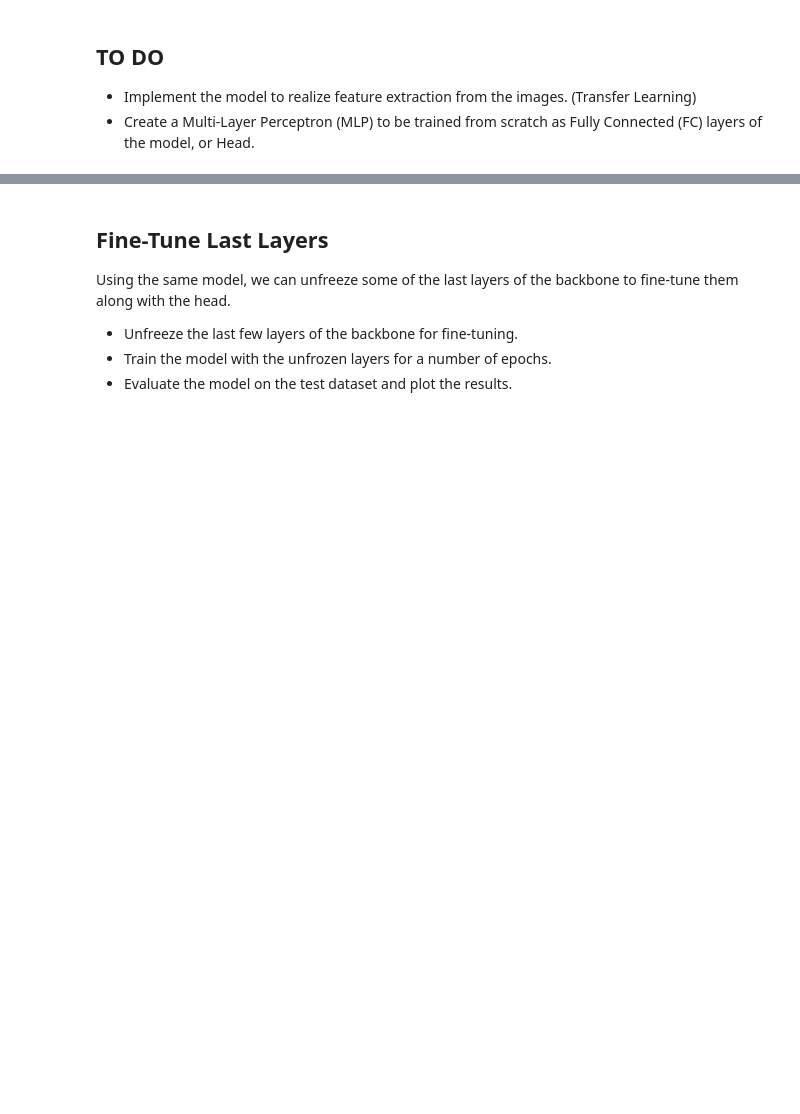
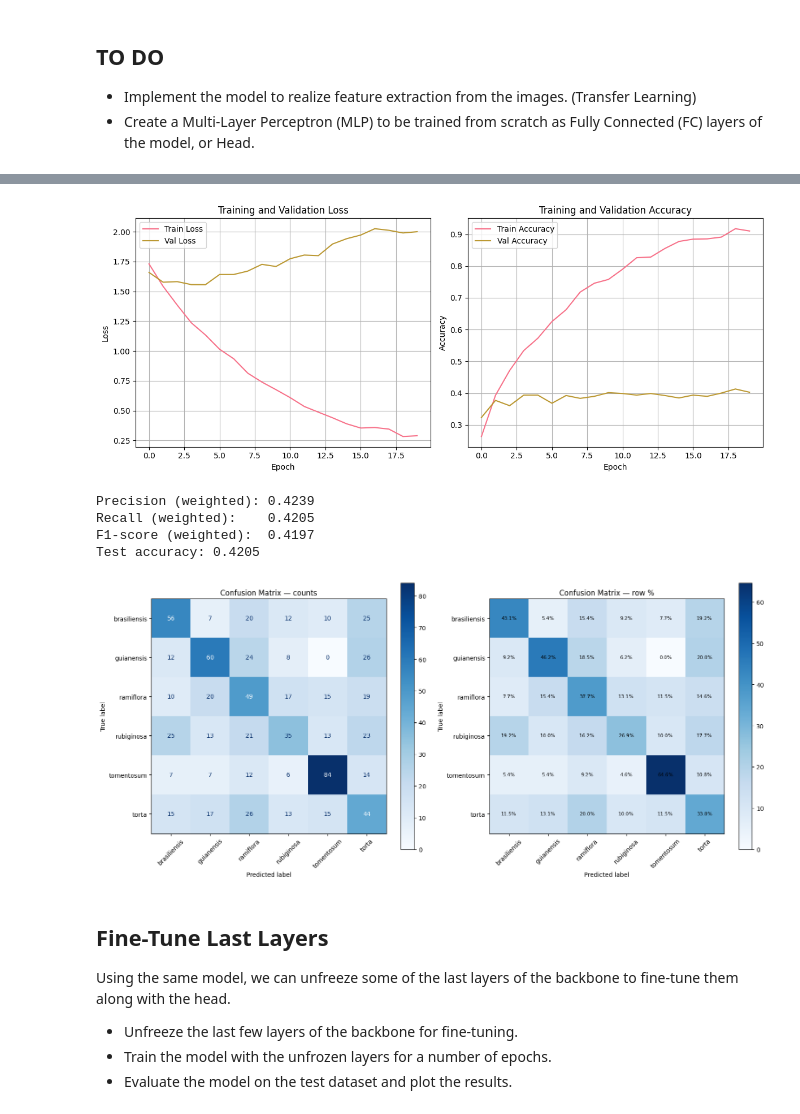
Before and after one commit to lstival/trained_models_wur_ml, a Jupyter notebook: Hands_On/Pratical_Transfer_Learning_Image_Processing.ipynb, the cells around one changed output, grey strips where cells are left out. Drawn from its saved outputs; the diff is of its cells as text; code cells hidden in the pictures; blank space fills up the shorter version.

```diff
--- a/Hands_On/Pratical_Transfer_Learning_Image_Processing.ipynb
+++ b/Hands_On/Pratical_Transfer_Learning_Image_Processing.ipynb
@@ -416,7 +498,7 @@ To evaluate the model's performance, we will use accuracy as the primary metric.
 Also, the F1-score will be used to provide a more comprehensive evaluation, especially in cases of class imbalance. The F1-score is the harmonic mean of precision and recall, providing a balance between the two metrics.
 And a confusion matrix will be generated to visualize the model's performance across different classes. The confusion matrix shows the number of correct and incorrect predictions for each class, allowing us to identify specific areas where the model may be struggling.
 # %%
-def evalaute_and_plot(model, best_state, test_loader):
+def evaluate_and_plot(model, best_state, test_loader):
     if best_state is not None:
         model.load_state_dict({key: value.to(device) for key, value in best_state.items()})
     model.eval()
@@ -486,7 +595,7 @@ def train_model(model, train_loader, val_loader, num_epochs):
     optimizer = optim.Adam(filter(lambda p: p.requires_grad, model.parameters()), lr=1e-3)
 
     list_train_loss = []
-    list_val_losss = []
+    list_val_loss = []
     list_train_acc = []
     list_val_acc = []
 
@@ -495,7 +604,9 @@ def train_model(model, train_loader, val_loader, num_epochs):
     for epoch in range(1, num_epochs + 1):
         model.train()
         running_loss = 0.0
+        val_running_loss = 0
         running_corrects = 0
+        val_running_corrects = 0
         total = 0
         pbar = tqdm(train_loader, desc=f"Epoch {epoch}/{num_epochs} [train]", leave=False)
         for inputs, labels in pbar:
@@ -519,29 +630,32 @@ def train_model(model, train_loader, val_loader, num_epochs):
 
         model.eval()
         val_preds, val_labels = [], []
-        val_running_loss = 0
+
         with torch.no_grad():
+            val_running_loss = 0.0
+            val_running_corrects = 0
+            total_val = 0
             for inputs, labels in val_loader:
                 inputs = inputs.to(device)
                 labels = labels.to(device)
                 outputs = model(inputs)
                 val_loss = criterion(outputs, labels)
+                val_running_loss += val_loss.item() * inputs.size(0)
                 preds = outputs.argmax(dim=1)
-                val_preds.extend(preds.cpu().numpy())
-                val_labels.extend(labels.cpu().numpy())
-                val_running_loss += val_loss.item() * inputs.size(0)
-
-        val_acc = accuracy_score(val_labels, val_preds)
+                val_running_corrects += (preds == labels).sum().item()
+                total_val += inputs.size(0)
+            val_loss = val_running_loss / total_val
+            val_acc = val_running_corrects / total_val
 
         list_val_acc.append(val_acc)
-        list_val_losss.append(val_running_loss)
+        list_val_loss.append(val_loss)
 
         if val_acc > best_val_acc:
             best_val_acc = val_acc
             best_state = {key: value.cpu() for key, value in model.state_dict().items()}
         print(f"Epoch {epoch}/{num_epochs} - train_loss {train_loss:.4f} - train_acc {train_acc:.4f} - val_acc {val_acc:.4f}")
 
-    return best_state, list_train_loss, list_val_losss, list_train_acc, list_val_acc
+    return best_state, list_train_loss, list_val_loss, list_train_acc, list_val_acc
 # %% [markdown]
 ## TO DO
 - Implement the model to realize feature extraction from the images. (Transfer Learning)
@@ -551,9 +665,21 @@ def train_model(model, train_loader, val_loader, num_epochs):
 
 #### CODE TO CHANGE / CREATE THE CLASSIFICATION LAYER
 
+weights = ResNet50_Weights.DEFAULT
+model = resnet50(weights=weights)
+for param in model.parameters():
+    param.requires_grad = False
+
+num_ftrs = model.fc.in_features
+model.fc = nn.Sequential(
+    nn.Linear(num_ftrs, 512),
+    nn.ReLU(),
+    nn.Dropout(0.4),
+    nn.Linear(512, num_classes)
+)
+
 model = model.to(device) # Sendto the device
 
 num_epochs = 20 # Number of epochs to train
 # %%
-best_state, list_train_loss, list_val_losss, list_train_acc, list_val_acc = train_model(model, train_loader, val_loader, num_epochs)
-evalaute_and_plot(model, best_state, test_loader)
+best_state, list_train_loss, list_val_loss, list_train_acc, list_val_acc = train_model(model, train_loader, val_loader, num_epochs)
@@ -560,3 +700,13 @@ evalaute_and_plot(model, best_state, test_loader)
+# %%
+plot_training_curves(list_train_loss, list_val_loss, list_train_acc, list_val_acc)
+evaluate_and_plot(model, best_state, test_loader)
+# %% [output]
+[figure, added]
+Precision (weighted): 0.4239
+Recall (weighted):    0.4205
+F1-score (weighted):  0.4197
+Test accuracy: 0.4205
+[figure, added]
 # %% [markdown]
 ## Fine-Tune Last Layers
 
```
Also changed, not shown: parts of 16 cells of this notebook.
